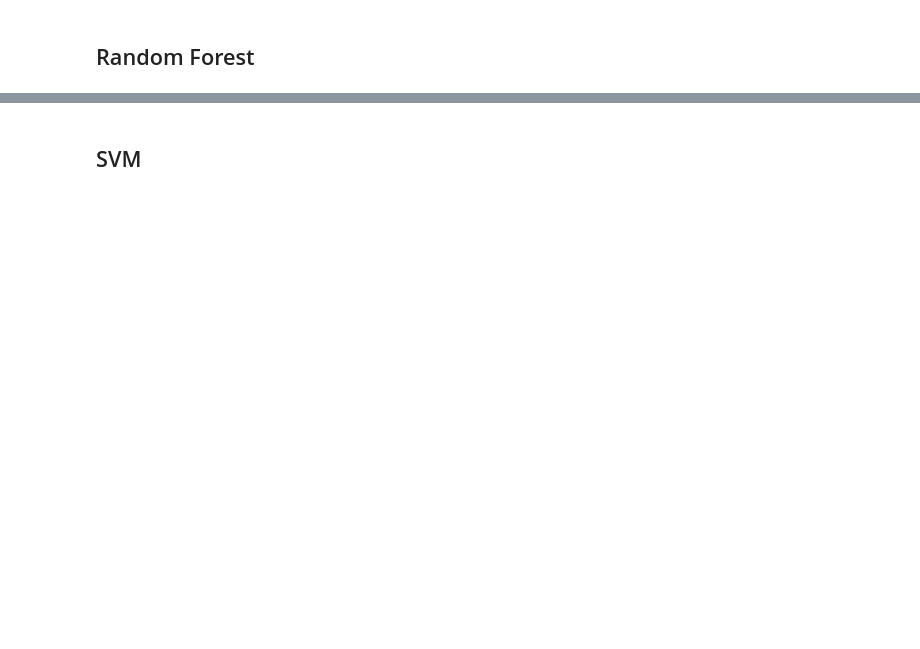
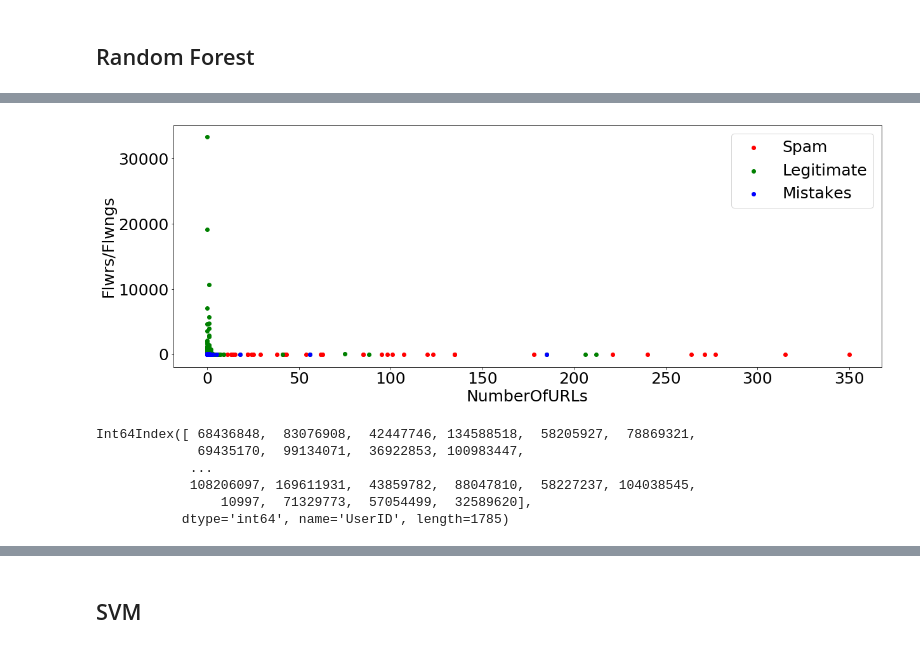
Before and after one commit to oy-vey/TwitterSpamClassifier, a Jupyter notebook: TwitterSocialHoneypot.ipynb, the cells around one changed output, grey strips where cells are left out. Saved outputs shown, nothing was run; the diff lists cells and outputs as text; code cells hidden in the pictures; blank space fills up the shorter version.

```diff
--- a/TwitterSocialHoneypot.ipynb
+++ b/TwitterSocialHoneypot.ipynb
@@ -284,0 +568,25 @@ plt.show()
+# %%
+fig = plt.figure()
+ax1 = fig.add_subplot(111)
+
+ax1.scatter(x = data['NumberOfURLs'].loc[data['IsSpammer'] == 1], y=data['Flwrs/Flwngs'].loc[data['IsSpammer'] == 1], color = 'Red', label = "Spam")
+ax1.scatter(x = data['NumberOfURLs'].loc[data['IsSpammer'] == 0], y=data['Flwrs/Flwngs'].loc[data['IsSpammer'] == 0], color = 'Green', label= "Legitimate")
+ax1.scatter(x = data['NumberOfURLs'].loc[Corr2.loc[Corr2['IsCorrect'] == False].index], y=data['Flwrs/Flwngs'].loc[Corr2.loc[Corr2['IsCorrect'] == False].index], color = 'Blue', label= "Mistakes")
+plt.xlabel("NumberOfURLs")
+plt.ylabel("Flwrs/Flwngs")
+plt.legend(loc='upper right');
+plt.show()
+# %% [output]
+[figure, added]
+# %%
+#Tests = {'IsFN': Y_pred != Y_test & Y_test == 1,
+#         'IsFP': Y_pred != Y_test & Y_test == 0}
+Corr2 = pd.DataFrame(data=Corr)
+Corr2.loc[Corr2['IsCorrect'] == False].index
+# %% [output]
+Int64Index([ 68436848,  83076908,  42447746, 134588518,  58205927,  78869321,
+             69435170,  99134071,  36922853, 100983447,
+            ...
+            108206097, 169611931,  43859782,  88047810,  58227237, 104038545,
+                10997,  71329773,  57054499,  32589620],
+           dtype='int64', name='UserID', length=1785)
```
Also changed, not shown: parts of 74 cells of this notebook.
